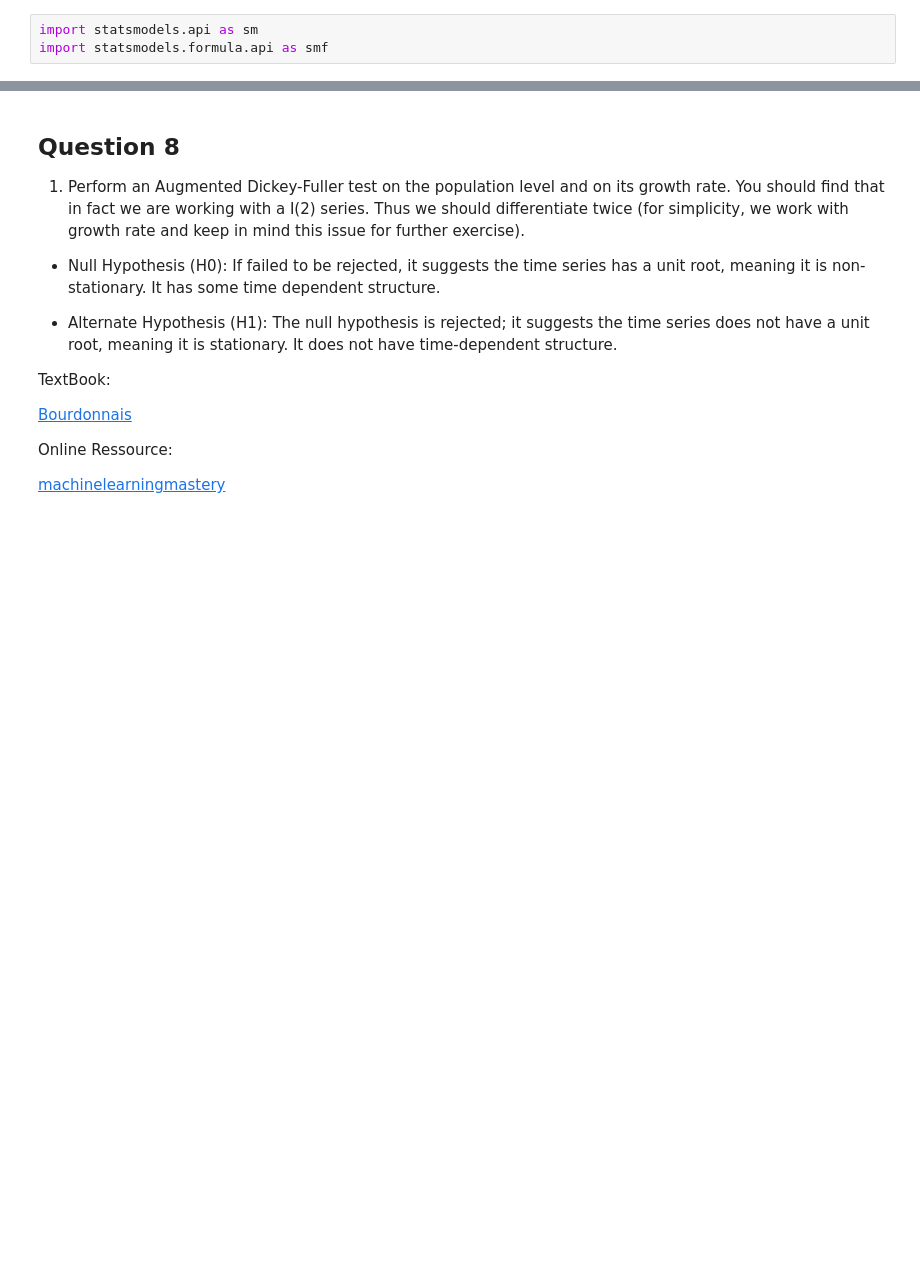
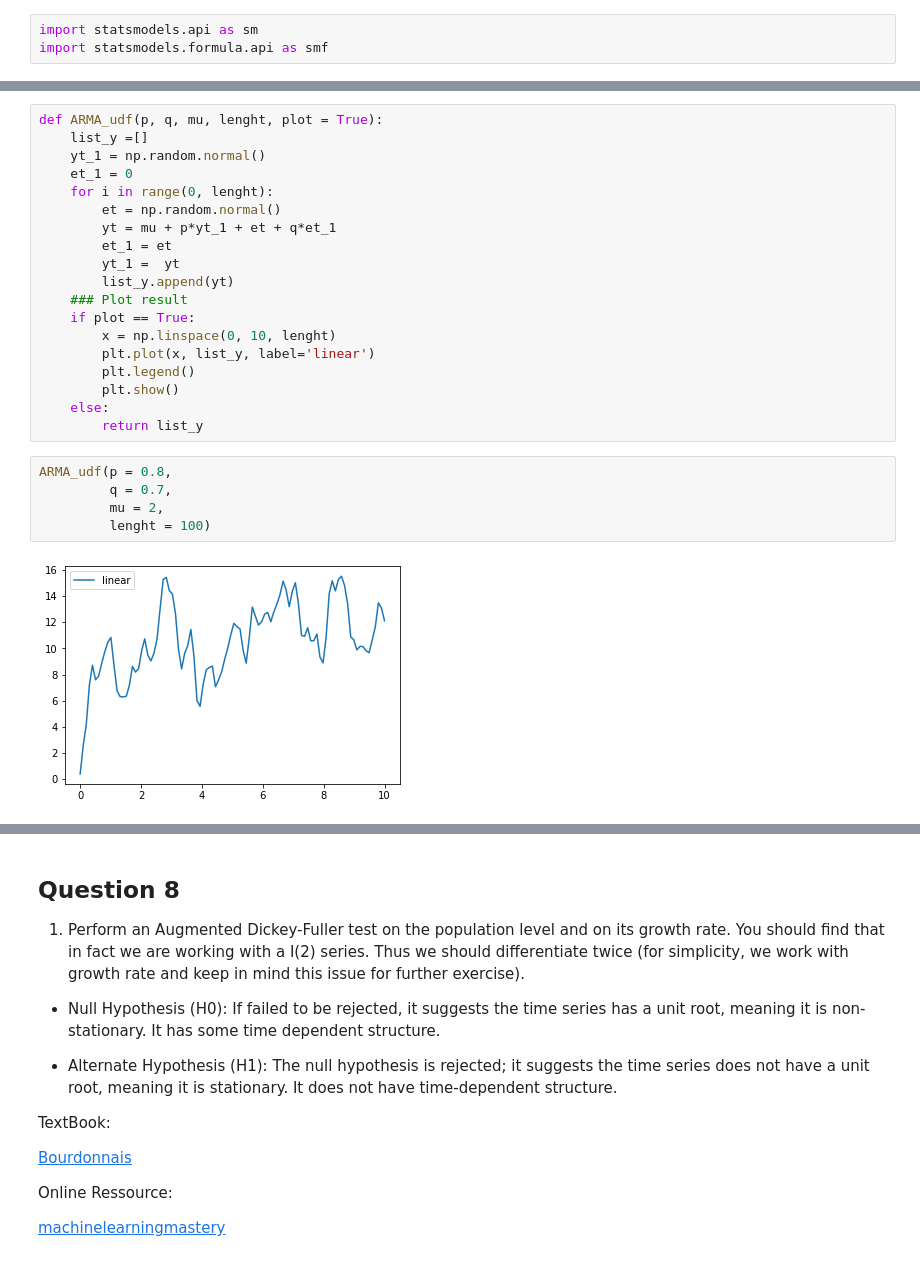
Before and after one commit to thomaspernet/PythonFinanceClass, a Jupyter notebook: QuantitativeFinance/Exam1.ipynb, the cells around one changed output, grey strips where cells are left out. Saved outputs shown, nothing was run; the diff lists cells and outputs as text; blank space fills up the shorter version.

```diff
--- a/QuantitativeFinance/Exam1.ipynb
+++ b/QuantitativeFinance/Exam1.ipynb
@@ -171,0 +330,26 @@ print('R2:{0:0.4%}'.format(mod1.rsquared))
+# %%
+def ARMA_udf(p, q, mu, lenght, plot = True):
+    list_y =[]
+    yt_1 = np.random.normal()
+    et_1 = 0
+    for i in range(0, lenght):
+        et = np.random.normal()
+        yt = mu + p*yt_1 + et + q*et_1
+        et_1 = et
+        yt_1 =  yt
+        list_y.append(yt)
+    ### Plot result
+    if plot == True:
+        x = np.linspace(0, 10, lenght)
+        plt.plot(x, list_y, label='linear')
+        plt.legend()
+        plt.show()
+    else:
+        return list_y
+# %%
+ARMA_udf(p = 0.8,
+         q = 0.7,
+         mu = 2,
+         lenght = 100)
+# %% [output]
+[figure, added]
```
Also changed, not shown: parts of 57 cells of this notebook.
